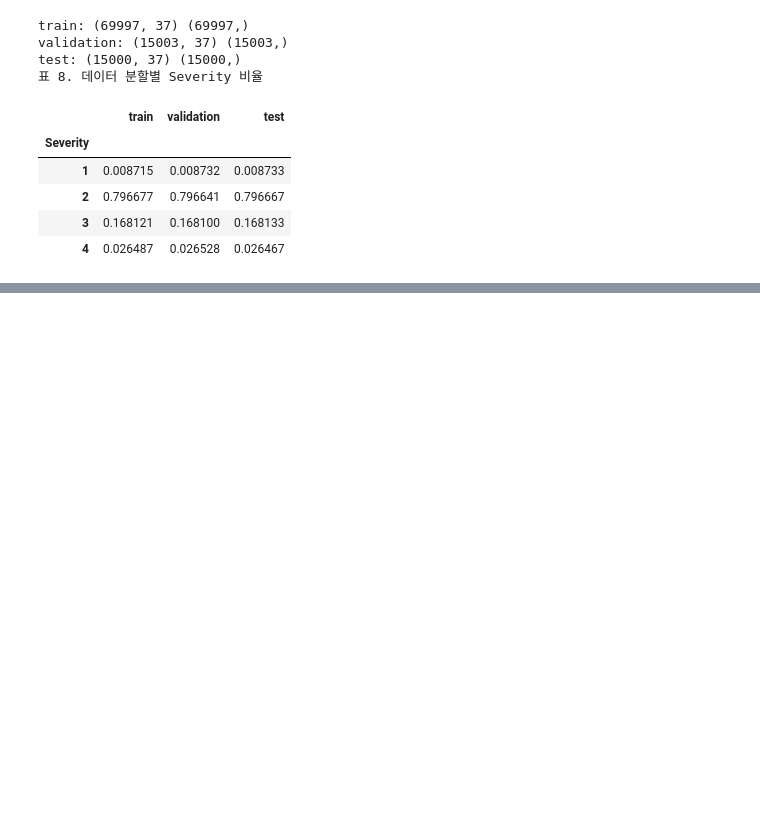
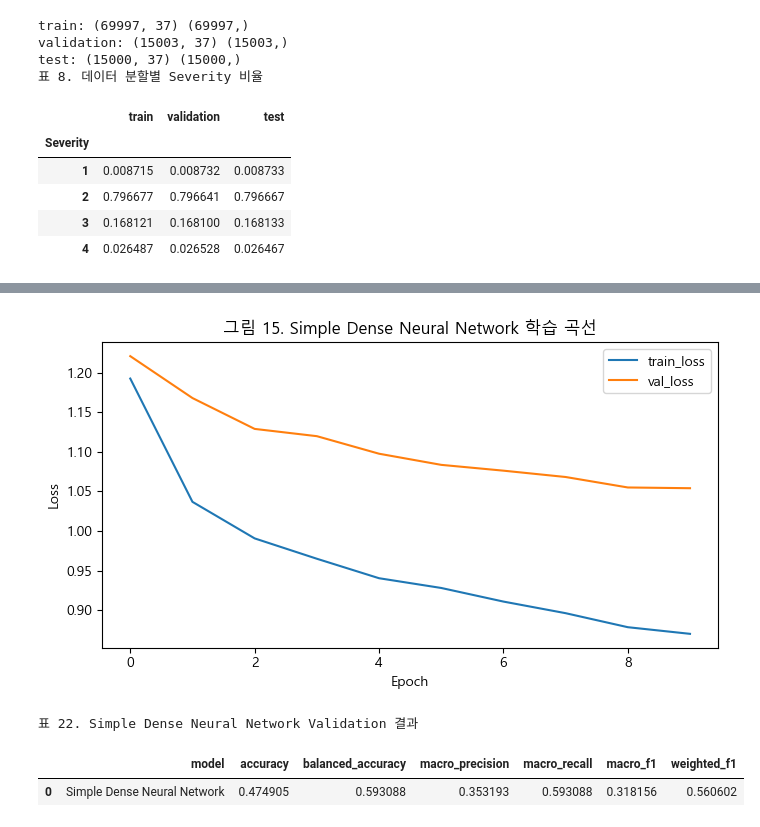
Before and after one commit to 2026-1st/Team-4, a Jupyter notebook: Team4_US_Accidents_Final_Project_revised.ipynb, the cells around one changed output, grey strips where cells are left out. Cells and saved outputs as stored; diff of their text form; code cells hidden in the pictures; blank space fills up the shorter version.

```diff
--- a/Team4_US_Accidents_Final_Project_revised.ipynb
+++ b/Team4_US_Accidents_Final_Project_revised.ipynb
@@ -1688,0 +1235,69 @@ Test 결과
+# %%
+nn_result = None
+nn_model = None
+
+try:
+    import tensorflow as tf
+    from tensorflow import keras
+
+    keras.utils.set_random_seed(RANDOM_STATE)
+
+    y_train_nn = train_target.values - 1
+    y_val_nn = val_target.values - 1
+
+    X_train_nn = train_scaled.astype("float32").values
+    X_val_nn = val_scaled.astype("float32").values
+
+    nn_class_weights_array = compute_class_weight(
+        class_weight="balanced",
+        classes=np.unique(y_train_nn),
+        y=y_train_nn
+    )
+    nn_class_weight = {int(cls): float(weight) for cls, weight in zip(np.unique(y_train_nn), nn_class_weights_array)}
+
+    nn_model = keras.Sequential([
+        keras.layers.Input(shape=(X_train_nn.shape[1],)),
+        keras.layers.Dense(64, activation="relu"),
+        keras.layers.Dropout(0.3),
+        keras.layers.Dense(4, activation="softmax")
+    ])
+
+    nn_model.compile(
+        optimizer="adam",
+        loss="sparse_categorical_crossentropy",
+        metrics=["accuracy"]
+    )
+
+    history = nn_model.fit(
+        X_train_nn,
+        y_train_nn,
+        epochs=10,
+        batch_size=256,
+        validation_data=(X_val_nn, y_val_nn),
+        class_weight=nn_class_weight,
+        verbose=1
+    )
+
+    plt.figure(figsize=(7, 4))
+    plt.plot(history.history["loss"], label="train_loss")
+    plt.plot(history.history["val_loss"], label="val_loss")
+    plt.title("그림 15. Simple Dense Neural Network 학습 곡선")
+    plt.xlabel("Epoch")
+    plt.ylabel("Loss")
+    plt.legend()
+    plt.tight_layout()
+    plt.savefig("figures/fig15_nn_training_curve.png", dpi=200)
+    plt.show()
+
+    nn_val_pred = np.argmax(nn_model.predict(X_val_nn, verbose=0), axis=1) + 1
+    nn_result = get_scores("Simple Dense Neural Network", val_target, nn_val_pred)
+    register_model("Simple Dense Neural Network", nn_model, nn_val_pred, nn_result)
+
+    print("표 22. Simple Dense Neural Network Validation 결과")
+    display(pd.DataFrame([nn_result]))
+    pd.DataFrame([nn_result]).to_csv("outputs/nn_validation_result.csv", index=False)
+
+except Exception as e:
+    print("Simple Dense Neural Network 실험을 건너뜁니다. TensorFlow 설치 여부를 확인하세요.")
+    print(e)
+# %% [output]
@@ -1688,0 +1321,4 @@ Test 결과
+[figure, added]
+표 22. Simple Dense Neural Network Validation 결과
+|  | model | accuracy | balanced_accuracy | macro_precision | macro_recall | macro_f1 | weighted_f1 |
+| 0 | Simple Dense Neural Network | 0.474905 | 0.593088 | 0.353193 | 0.593088 | 0.318156 | 0.560602 |
```
Also changed, not shown: parts of 95 cells of this notebook, 28 other files.
